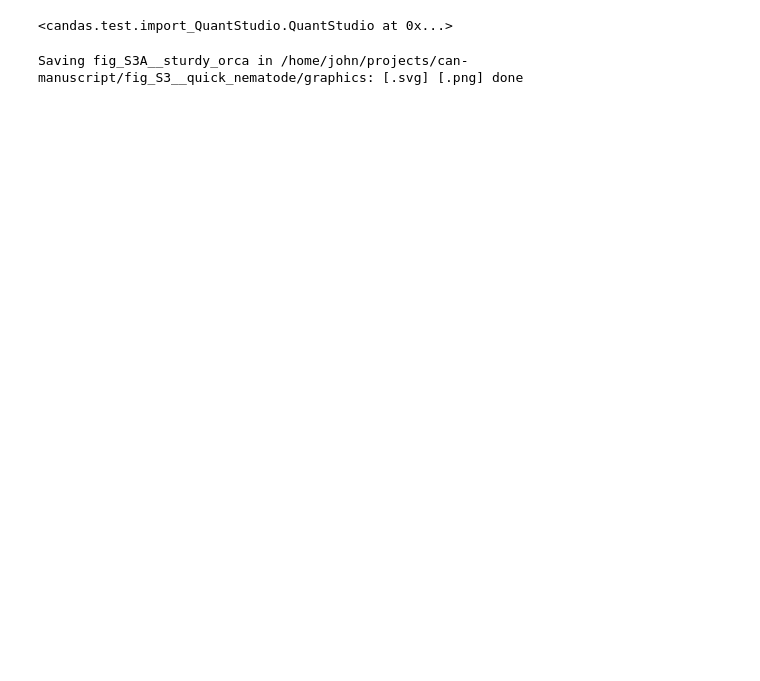
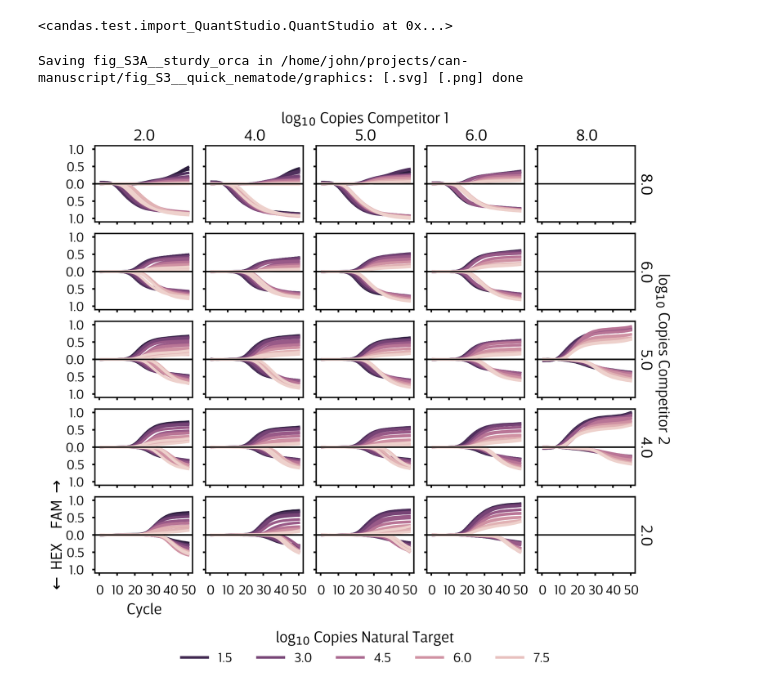
Before and after one commit to JohnGoertz/can-manuscript, a Jupyter notebook: fig_S3__quick_nematode/code/fig_S3__quick_nematode__tripartite_competition.ipynb, the cells around one changed output. Cells and saved outputs as stored; diff of their text form; code cells hidden in the pictures; blank space fills up the shorter version.

```diff
--- a/fig_S3__quick_nematode/code/fig_S3__quick_nematode__tripartite_competition.ipynb
+++ b/fig_S3__quick_nematode/code/fig_S3__quick_nematode__tripartite_competition.ipynb
@@ -23,11 +24,14 @@ data_pth = fig_pth / 'data'
 graph_pth = fig_pth / 'graphics'
 graph_pth.mkdir(exist_ok=True)
 
-plt.style.use('style.mplstyle')
+plt.style.use(can.style.breve)
 
 %config InlineBackend.figure_format = 'retina'
 
 from utils import savefig
+
+plt.rcParams["axes.linewidth"] = 0.5
+plt.rcParams["lines.linewidth"] = 1
 # %%
 cmax = 50
 
@@ -61,7 +65,7 @@ JG071B.extract_endpoints(cmax=cmax, name="FAM-HEX", method="diff")
 <candas.test.import_QuantStudio.QuantStudio at 0x...>
 # %%
 width = 3.45
-height = 2.75
+height = 2.75 + 0.2
 figsize = (width, height)
 spotsize = 4**2
 ticklabelsize = 5
@@ -73,13 +77,13 @@ palette = sns.diverging_palette(20, 220, as_cmap=True)
 mar_l = 0.3
 mar_r = 0.3
 mar_t = 0.22
-mar_b = 0.275
+mar_b = 0.275 + 0.2
 ax_space = 0.075
 
 
-def format_sns_axes(g, xticks, xlim, ylim=None):
+def format_sns_axes(g, xticks, xlim, ylim=None, width=width, height=height, mar_b=mar_b, mar_l=mar_l, mar_r=mar_r, mar_t=mar_t, ax_space=ax_space):
     fig = g.figure
-    fig.set_size_inches(figsize)
+    fig.set_size_inches((width, height))
 
     # g.set_titles('')
 
@@ -148,35 +152,47 @@ hue = "log$_{1}$$_{0}$ S036.5"
 extent = np.max(np.abs(JG071B.reactions.wide[hue]))
 norm = mpl.colors.Normalize(
     vmin=JG071B.reactions.wide[hue].min(), vmax=JG071B.reactions.wide[hue].max()
 )
 
 g = sns.relplot(
     data=JG071B.reactions.data.query("Cycle<=@cmax"),
     x="Cycle",
     y="Fluorescence",
     col="log$_{1}$$_{0}$ S057.3.2",
     row="log$_{1}$$_{0}$ S057.4.2",
     units="Reaction",
     hue=hue,
-    legend=False,
     palette="ch:0_r",
     hue_norm=norm,
     kind="line",
     estimator=None,
     linewidth=linewidth,
     row_order=JG071B.reactions.data["log$_{1}$$_{0}$ S057.4.2"].unique()[::-1],
     facet_kws={"margin_titles": False, "despine": False},
 )
 
+sns.move_legend(
+    g,
+    "lower center",
+    bbox_to_anchor=(0.5, -0.025),
+    title=r"log$_{10}$ Copies Natural Target",
+    title_fontsize=labelsize,
+    fontsize=ticklabelsize,
+    ncol=5,
+    frameon=False
+)
+
 g.set_ylabels(r"$\leftarrow$ HEX    FAM $\rightarrow$")
 g.refline(y=0, color="k", linestyle="-", linewidth=0.5)
-format_sns_axes(g, xticks=[0, 10, 20, 30, 40, 50], xlim=[-2.5, 52.5])
+
+format_sns_axes(g,  xticks=[0, 10, 20, 30, 40, 50], xlim=[-2.5, 52.5])
 
 g.set_yticklabels([1.0, 0.5, 0.0, 0.5, 1.0])
 
 savefig(plt.gcf(), alias="sturdy_orca")
 # %% [output]
 Saving fig_S3A__sturdy_orca in /home/john/projects/can-manuscript/fig_S3__quick_nematode/graphics: [.svg] [.png] done
+[figure, added]
 # %%
 endpoints = JG071B.endpoints
 
```
Also changed, not shown: parts of 2 cells of this notebook, 56 other files.
